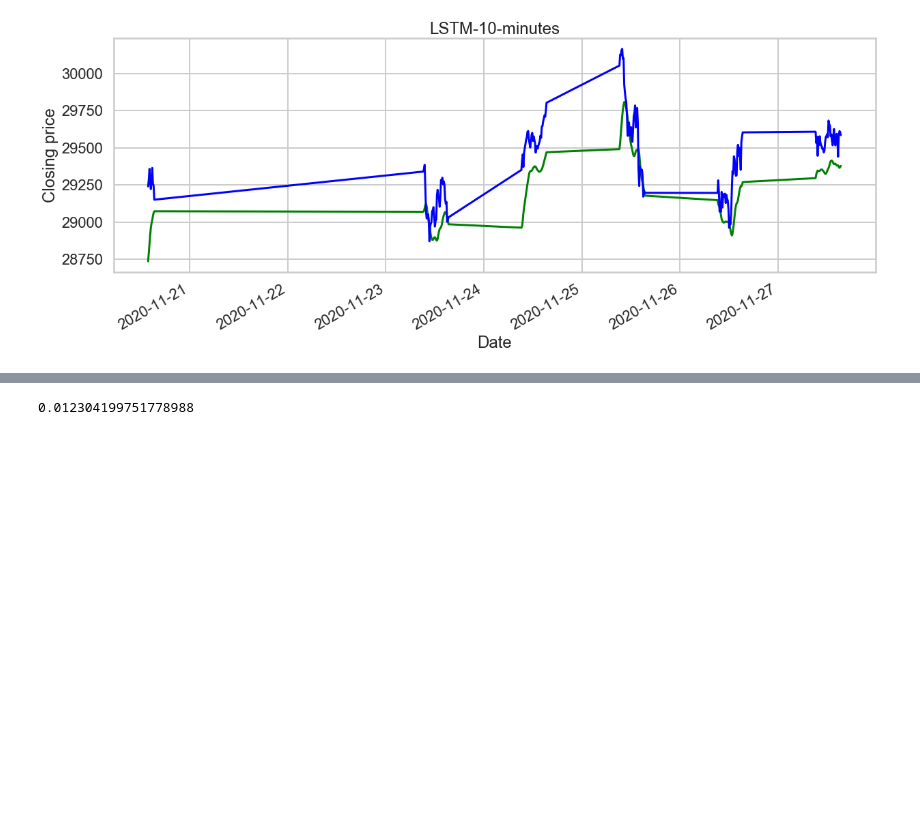
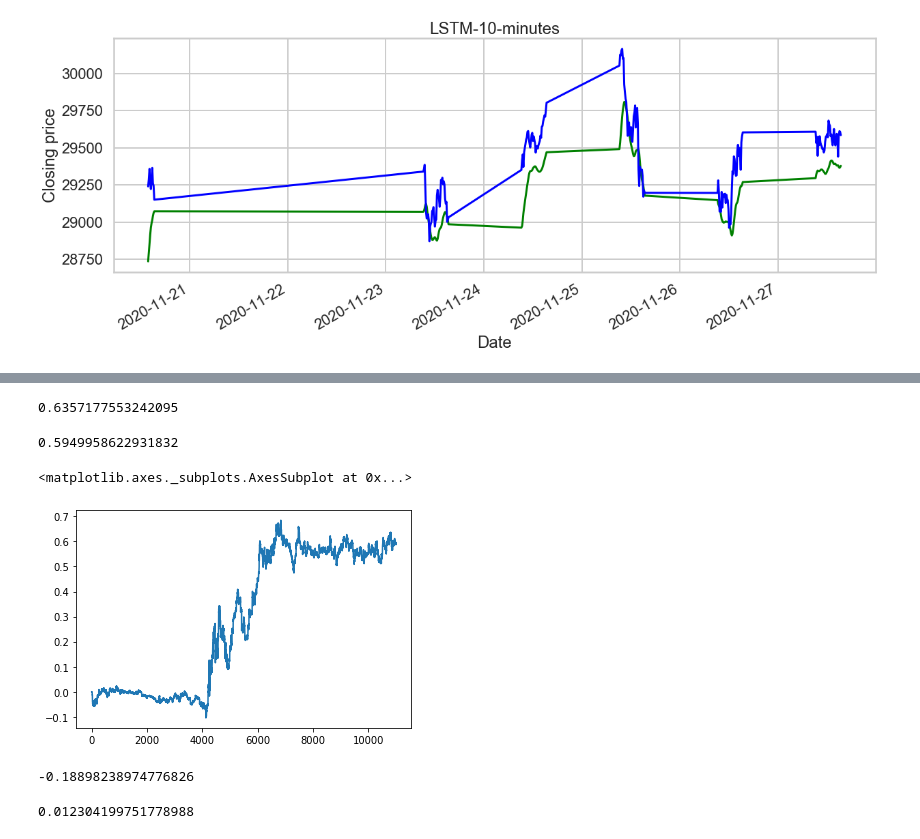
Before and after one commit to TerMinator-spec/Stock-market-Predictor, a Jupyter notebook: Copy_of_gpu_lstm.ipynb, the cells around one changed output, grey strips where cells are left out. Drawn from its saved outputs; the diff is of its cells as text; code cells hidden in the pictures; blank space fills up the shorter version.

```diff
--- a/Copy_of_gpu_lstm.ipynb
+++ b/Copy_of_gpu_lstm.ipynb
@@ -509,0 +668,2 @@ perf = df["cstrategy"].iloc[-1]
+# %%
+df['calls']=call
@@ -509,0 +690,27 @@ perf = df["cstrategy"].iloc[-1]
+# %%
+pos=[]
+for i in range(len(df)):
+  if(df['calls'][i]=='buy' or df['calls'][i]=='buy hold'):
+    pos.append(1)
+  elif(df['calls'][i]=='sell' or df['calls'][i]=='sell hold'):
+    pos.append(-1)
+  else:
+    pos.append(0)
+# %%
+df['position2']=pos
+# %%
+df["strategy"] = df["position2"] * df["returns"]
+#df.dropna(inplace=True)
+df["creturns"] = (1+df["returns"]).cumprod()-1
+df["cstrategy"] = (1+df["strategy"]).cumprod()-1
+
+# absolute performance of the strategy
+perf = df["cstrategy"].iloc[-1]
+# %%
+perf
+# %% [output]
+0.6357177553242095
+# %%
+perf
+# %% [output]
+0.5949958622931832
@@ -509,0 +719,5 @@ perf = df["cstrategy"].iloc[-1]
+# %%
+df['cstrategy'].plot()
+# %% [output]
+<matplotlib.axes._subplots.AxesSubplot at 0x...>
+[figure, added]
@@ -510,3 +739,7 @@ perf = df["cstrategy"].iloc[-1]
+# %%
+min(drawdown)
+# %% [output]
+-0.18898238974776826
 # %%
 df["creturns"].iloc[-1]
 # %% [output]
```
Also changed, not shown: parts of 49 cells of this notebook.
